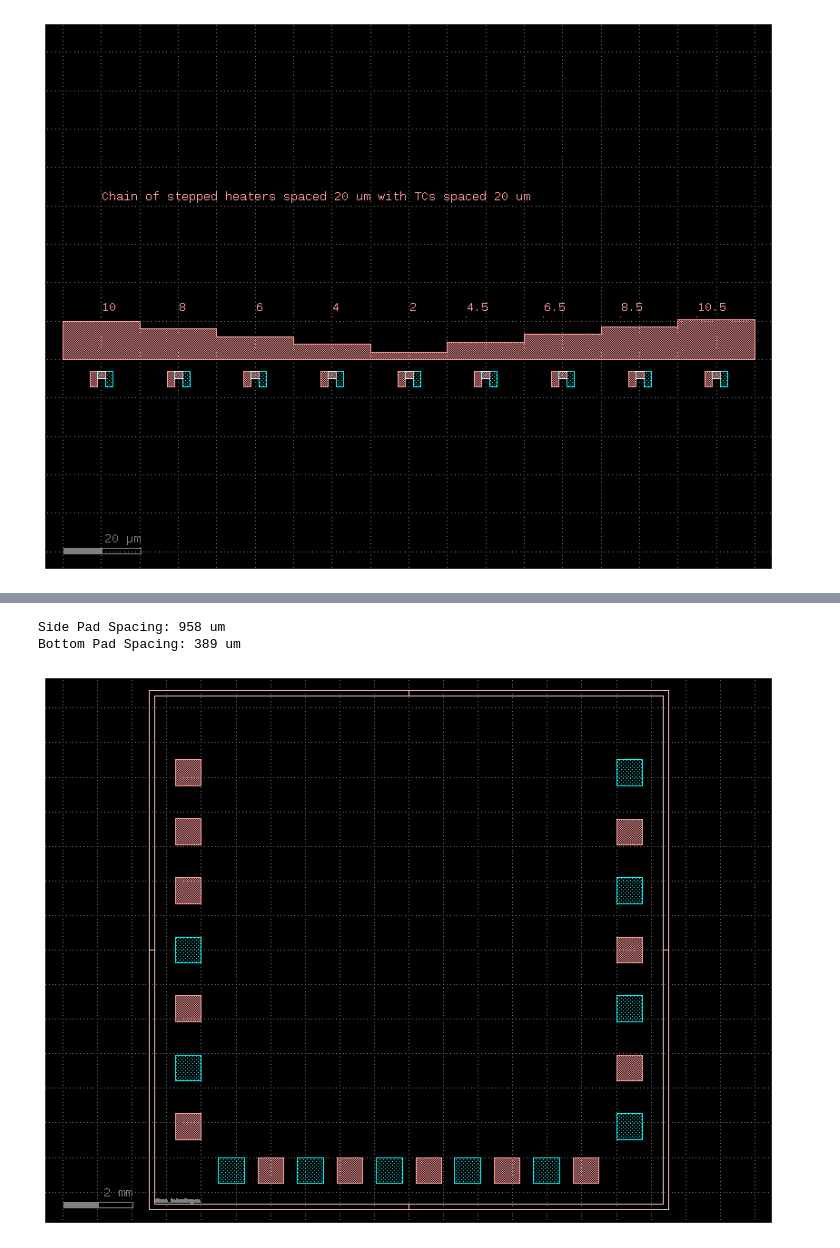
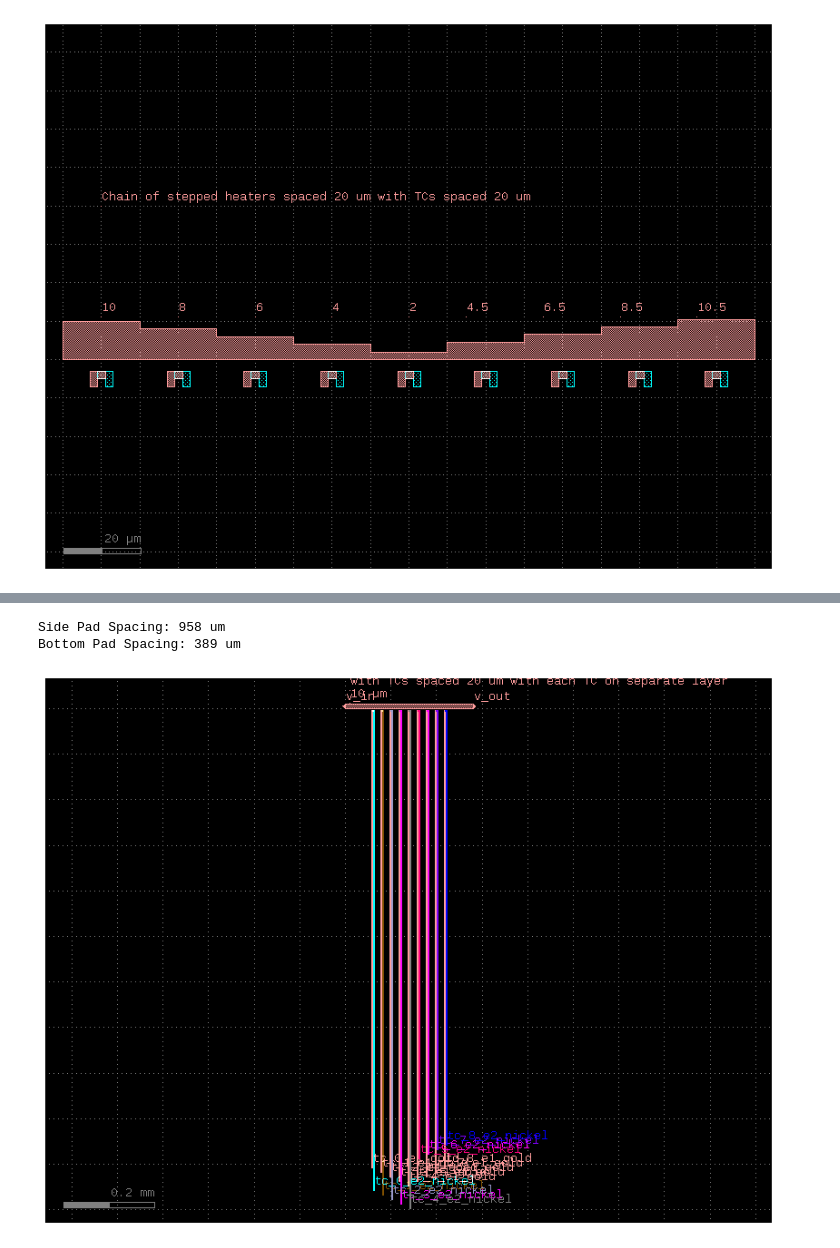
Before and after one commit to CiaranBarron/TFTCArray, a Jupyter notebook: AuNi_TFTC_Example.ipynb, the cells around one changed output, grey strips where cells are left out. Saved outputs shown, nothing was run; the diff lists cells and outputs as text; code cells hidden in the pictures.

Commit message:
Added offset to TC legs and differntial between them

```diff
--- a/AuNi_TFTC_Example.ipynb
+++ b/AuNi_TFTC_Example.ipynb
@@ -168,6 +168,8 @@ def thermocouple_junction(
     layer_bottom: gf.typings.LayerSpec = (1, 0), # Au Bottom Layer
     layer_top: gf.typings.LayerSpec = (2, 0),    # Ni Top Layer
     text = True,
+    offset_leg_l1 = 0,
+    offset_leg_l2 = 0
 ) -> gf.Component:
     """Returns a scalable chiral thermocouple junction.
 
@@ -178,17 +180,22 @@ def thermocouple_junction(
 
     # 1. Generate parameterized coordinates based on 'w'
     coords_layer1 = [
-        (0.0, 0.0),
+        (0.0, 0.0 - offset_leg_l1),
         (0.0, 2 * w),
         (2 * w, 2 * w),
         (2 * w, w),
         (w, w),
-        (w, 0.0),
+        (w, 0.0 - offset_leg_l1),
+
     ]
 
     # Mirror horizontally and shift by 3*w to sit the chiral edge perfectly
     # on the original (2*w, w) -> (w, w) segment.
     coords_layer2 = [(-x + 3 * w, y) for x, y in coords_layer1]
+    # Adding offset on the legs for layer 2.
+    # have to add offset l1 back because its copied from coords_layer1!!!!
+    coords_layer2[0] = (coords_layer2[0][0], coords_layer2[0][1] - offset_leg_l2 + offset_leg_l1)
+    coords_layer2[-1] = (coords_layer2[-1][0], coords_layer2[-1][1] - offset_leg_l2 + offset_leg_l1)
 
     # 2. Add Polygons
     c.add_polygon(coords_layer1, layer=layer_bottom)
@@ -208,7 +215,7 @@ def thermocouple_junction(
     # 4. Add Electrical Ports for easy track routing
     c.add_port(
         name="e1_gold",
-        center=(0.5 * w, 0.0),
+        center=(0.5 * w, 0.0 - offset_leg_l1),
         width=w,
         orientation=270,
         layer=layer_bottom,
@@ -217,7 +224,7 @@ def thermocouple_junction(
 
     c.add_port(
         name="e2_nickel",
-        center=(2.5 * w, 0.0),
+        center=(2.5 * w, 0.0 - offset_leg_l2),
         width=w,
         orientation=270,
         layer=layer_top,
@@ -403,5 +433,10 @@ Putting these components together in a single GDS
 # %%
 gf.clear_cache()
+
+# Main Component. All components above will be added here.
+TC = gf.Component("Example combination of sample TC and Frame")
+
+# ====================== 15 x 15 Frame ====================== #
 
 # Components to add to main component
 Frame = die(
@@ -413,7 +448,9 @@ Frame = die(
     bbox_layer="FLOORPLAN",
     draw_corners=False
 )
+addFrame = TC.add_ref(Frame)
 
+# ====================== Contact Pads ====================== #
 # Creating Contact pads assigned to each layer with ports oriented per PCB design.
 # need to add power and ground to bottom layer and then every second one to Au/Ni layers.
 # layer setting is mod 2 so every second one is on a different layer.
@@ -424,43 +461,94 @@ for i in range(1,25):
         port_dict[f"cp{i}"] = contact_pad(size=(contactpad_size, contactpad_size), layer=(1, 0), port_width=100.0, port_orientation=0.0)
     elif i < 8:
         port_dict[f"cp{i}"] = contact_pad(size=(contactpad_size, contactpad_size), layer=((i+1) % 2 + 1, 0), port_width=100.0, port_orientation=0.0)
     elif i < 18:
         port_dict[f"cp{i}"] = contact_pad(size=(contactpad_size, contactpad_size), layer=((i+1) % 2 + 1, 0), port_width=100.0, port_orientation=90.0)
     else:
         port_dict[f"cp{i}"] = contact_pad(size=(contactpad_size, contactpad_size), layer=((i+1) % 2 + 1, 0), port_width=100.0, port_orientation=180.0)
 
-# Thermocouple Junctions with ports.
-
-# Main Component. All components above will be added here.
-TC = gf.Component("Example combination of sample TC and Frame")
-
-# Add frame and Thermocouple to the TC cell
-addFrame = TC.add_ref(Frame)
-# addTC = TC.add_ref(sampleTC)
-
 side_clearance =  round((11000 - 7 * contactpad_size) / 6)
 bottom_clearance = round((11000 - 10 * contactpad_size) / 9)
 bottom_x_offset = -5500
 side_y_offset = 5500
 
 print(f"Side Pad Spacing: {side_clearance} um\nBottom Pad Spacing: {bottom_clearance} um")
 
+# Adding directional ports to the contact pads
 add_port_dict = {}
 for i in range(1,25):
     add_port_dict[f"add_cp{i}"] = TC << port_dict[f"cp{i}"]
-
     # Here, I need to spread the contact pads evenly along each side. (1,7)L, (8,17)B, (18,24)R
     if i < 8:
         add_port_dict[f"add_cp{i}"].center = (-7500 + 1.5 * contactpad_size, side_y_offset - (side_clearance + contactpad_size) * (i-1) - contactpad_size/2)
-
     elif i < 18:
         add_port_dict[f"add_cp{i}"].center = (bottom_x_offset + (bottom_clearance + contactpad_size) * (i-8) + contactpad_size/2, -7500 + 1.5 * contactpad_size)
-
     else:
         add_port_dict[f"add_cp{i}"].center = (7500 - 1.5 * contactpad_size, side_y_offset - (side_clearance + contactpad_size) * (i-18)  -contactpad_size/2)
 
+# ======================= Adding TCs ======================= #
+
+single_heater = gf.Component("Single_Heater")
+descriptor = "Chain of stepped heaters spaced 20 um\nwith TCs spaced 20 um with each TC on separate layer"
+
+# 2. Define the original right-angled coordinates of the heater (Layer 1: Au layer)
+coords_layer1 = [
+    (0.0, 0.0),
+    (0.0, 10.0),
+    (280.0, 10.0),
+    (280, 0),
+    (0, 0)
+]
+
+# Add poolygons to layers
+p1 = single_heater.add_polygon(coords_layer1, layer=(1, 0))
+
+# 10 um port either side
+single_heater.add_port(name="v_in",
+    center=(0.0, 5),
+    width=10,
+    orientation=180,
+    layer=(1,0),
+    port_type="electrical"
+)
+
+single_heater.add_port(name="v_out",
+    center=(280, 5),
+    width=10,
+    orientation=0,
+    layer=(1,0),
+    port_type="electrical"
+)
+
+# Spacing centers of TCs by 20 um
+
+for i in range(9):
+    if i < 5:
+        tc_leg_offset = 1000 + 10 * i
+        differential_offset = 50
+    else:
+        tc_leg_offset = 1000 + 10 * (8-i)
+        differential_offset = -50
+    tc = thermocouple_junction(w=2, layer_top = (i+2,0), text=False, offset_leg_l1=tc_leg_offset, offset_leg_l2= tc_leg_offset + differential_offset)
+    tc_ref = single_heater << tc
+    if i < 5:
+        tc_ref.center = (60 + 20 *i, - 5 - (tc_leg_offset + differential_offset)/2)
+    else:
+        # The differential is because its now shorter not longer than the offset
+        tc_ref.center = (60 + 20 *i, - 5 + differential_offset/2 - (tc_leg_offset + differential_offset)/2)
+
+    # REmember to inherit the PORTS!!! I keep forgetting!
+    single_heater.add_ports(tc_ref.ports, prefix=f"tc_{i}_")
+
+single_heater.add_label(text="10 um", position = (10, 11), layer = (0,0))
+single_heater.add_label(text=descriptor, position = (10, 40), layer = (0,0))
+
+single_heater.write_gds("sample_multi_layer_TCs.gds")
+single_heater.draw_ports()
+single_heater.plot()
+
+TC.draw_ports()
 TC.plot()
 # %% [output]
 Side Pad Spacing: 958 um
 Bottom Pad Spacing: 389 um
-[figure, old version]
+[figure, new version]
```
Also changed, not shown: parts of 6 cells of this notebook, 3 other files.
